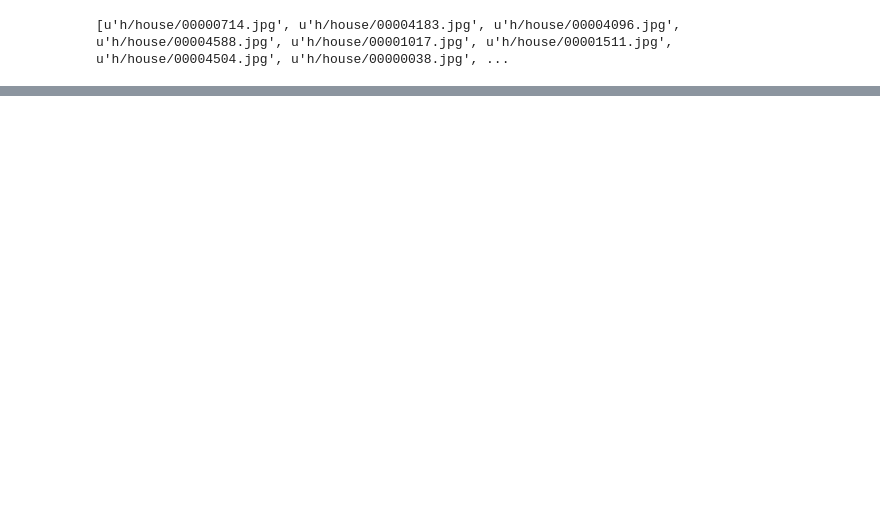
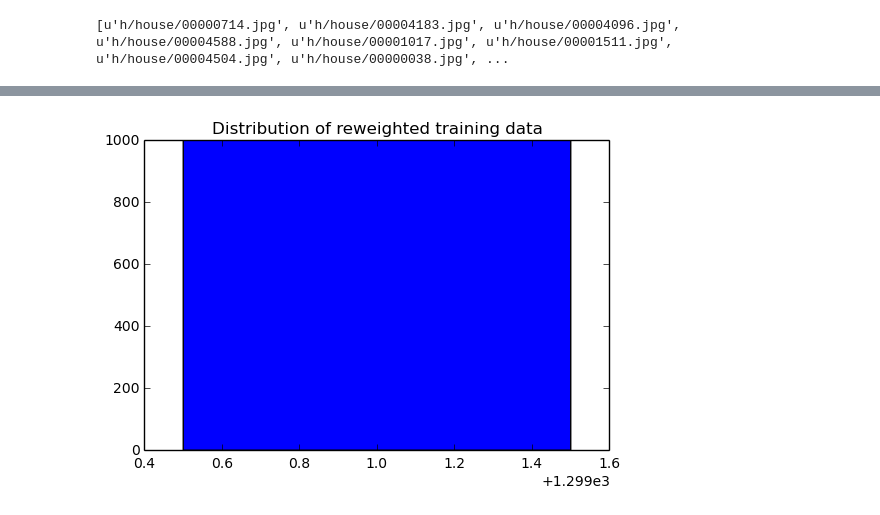
Before and after one commit to MIT-6819-team/TF_colorization, a Jupyter notebook: notebooks/Create category index.ipynb, the cells around one changed output, grey strips where cells are left out. Cells and saved outputs as stored; diff of their text form; code cells hidden in the pictures; blank space fills up the shorter version.

```diff
--- a/notebooks/Create category index.ipynb
+++ b/notebooks/Create category index.ipynb
@@ -35,0 +48,18 @@ print(category_index["house"])
+# %%
+# Make the training distribution more even
+
+biggest_category = max(distribution_counts)
+
+for category, filenames in category_index.items():
+    original_number_of_files = len(filenames)
+    while len(filenames) < biggest_category:
+        filenames.append(filenames[int(random.random()*original_number_of_files)])
+
+
+# Check the new training set's distribution
+distribution_counts = [len(items) for category,items in category_index.items()]
+plt.hist(distribution_counts, bins='auto')
+plt.title("Distribution of reweighted training data")
+plt.show()
+# %% [output]
+[figure, added]
```
Also changed, not shown: parts of 3 cells of this notebook, 14 other files.
